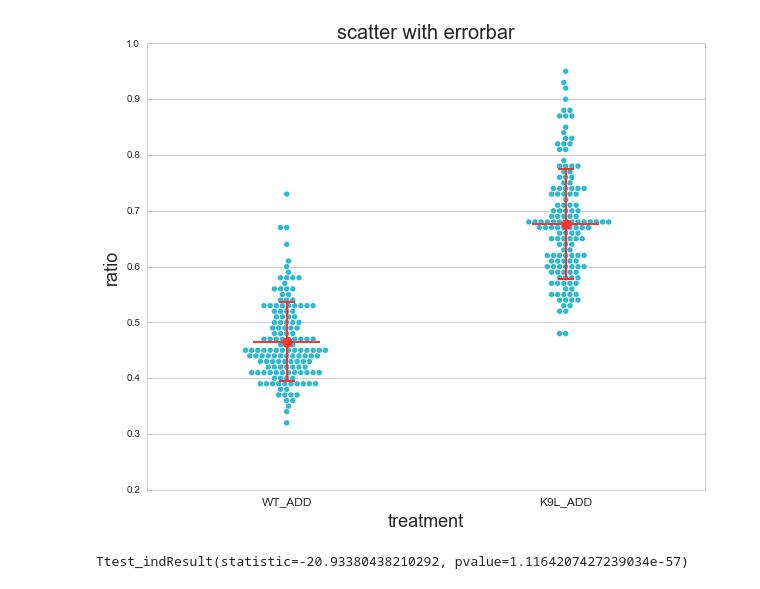
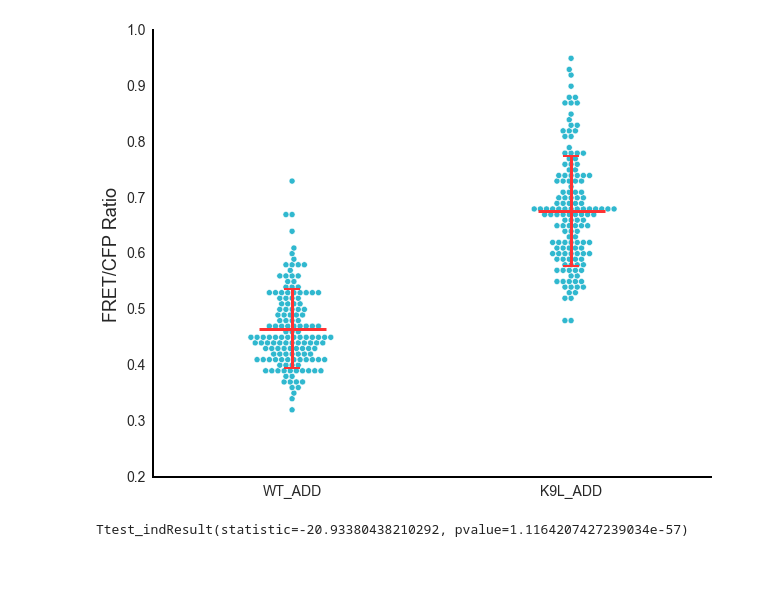
Before and after one commit to Yiwen0201/Something, a Jupyter notebook: simple_task/pq_data.ipynb, the cells around one changed output. Drawn from its saved outputs; the diff is of its cells as text; code cells hidden in the pictures.

Commit message:
modification of the figure

```diff
--- a/simple_task/pq_data.ipynb
+++ b/simple_task/pq_data.ipynb
@@ -30,26 +30,41 @@ for sheet in sheets:
     avg[sheet] = tmp['ratio'].mean()
     std[sheet] = tmp['ratio'].std()
 # %%
-plt.figure(figsize=(10,8))
-plt.title('scatter with errorbar', fontsize=20)
+fig = plt.figure(figsize=(10,8))
+ax = fig.add_subplot(111, frame_on=True)
 sns.swarmplot(x="treatment", y="ratio", data=data_mod, zorder=1, size=6,\
               color='#30b8cf', linewidth=0.5,edgecolor='white')
 X = np.arange(len(sheets))
 xerr = [0.12, 0.12]
 
 linecolor = '#ff3333'
-plt.errorbar(X, avg.values(), yerr = std.values(), linestyle='None', marker='o',\
+plt.errorbar(X, avg.values(), yerr = std.values(), linestyle='None',\
              color=linecolor,markersize='10', ecolor=linecolor,capsize=8, zorder=2,linewidth=2,\
              capthick=2)
-plt.errorbar(X, avg.values(), yerr = std.values(), linestyle='None', xerr = xerr,marker='o',\
-             color=linecolor,markersize='10', ecolor=linecolor,capsize=5, zorder=2,linewidth=2,)
-plt.xticks(X, sheets, fontsize=12)
-plt.xlabel('treatment', fontsize=18)
-plt.ylabel('ratio', fontsize=18)
+plt.errorbar(X, avg.values(), yerr = std.values(), linestyle='None', xerr = xerr,\
+             color=linecolor,markersize='10', ecolor=linecolor,capsize=5, zorder=2,linewidth=3,)
+plt.xticks(X, sheets, fontsize=14)
+plt.yticks(fontsize=14)
+plt.ylabel('FRET/CFP Ratio', fontsize=18)
+plt.xlabel('', fontsize=18)
+
+pl.grid(False)
+
+
+# fig.spines['left'].set_position('center')
+ax.spines['left'].set_color('black')
+ax.spines['left'].set_linewidth(2)
+
+ax.spines['right'].set_color('none')
+ax.spines['bottom'].set_color('black')
+ax.spines['bottom'].set_linewidth(2)
+ax.spines['top'].set_color('none')
+
 pl.savefig('figure.png')
+
 plt.show()
 # %% [output]
-[figure, old version]
+[figure, new version]
 # %%
 from scipy import stats
 
```
